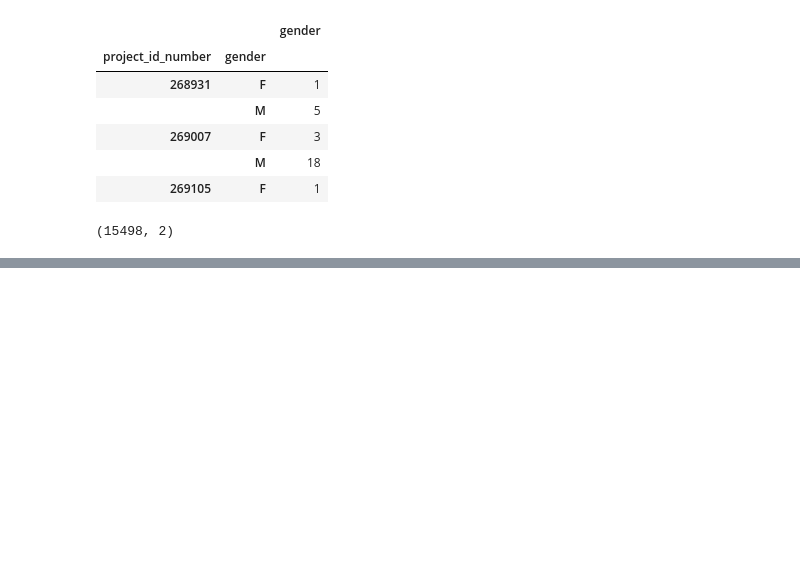
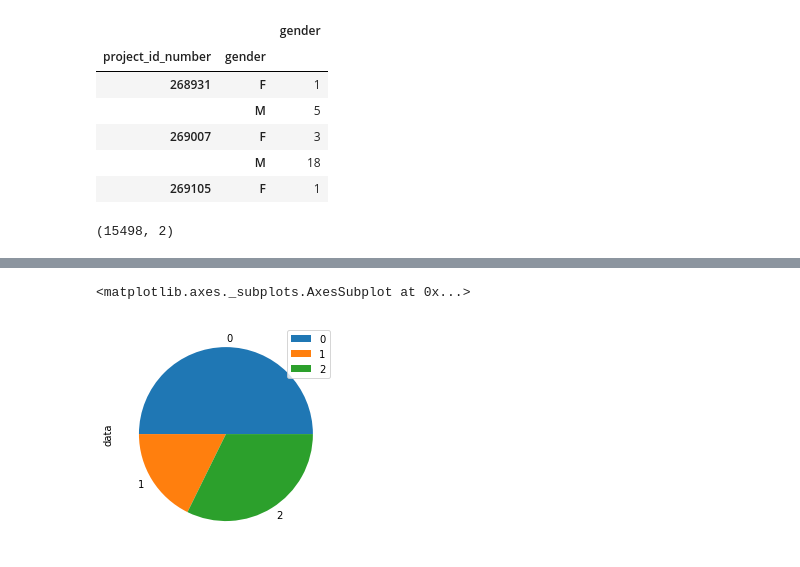
Before and after one commit to lauralindal/datavis-forscher_innen, a Jupyter notebook: InferGender.ipynb, the cells around one changed output, grey strips where cells are left out. Saved outputs shown, nothing was run; the diff lists cells and outputs as text; code cells hidden in the pictures; blank space fills up the shorter version.

```diff
--- a/InferGender.ipynb
+++ b/InferGender.ipynb
@@ -328,0 +337,7 @@ Name: gender, Length: 57940, dtype: bool
+# %%
+## Show how many projects we're dropping
+
+single_person_project_or_collab.plot.pie(y='data')
+# %% [output]
+<matplotlib.axes._subplots.AxesSubplot at 0x...>
+[figure, added]
```
Also changed, not shown: parts of 9 cells of this notebook, 1 other file.
